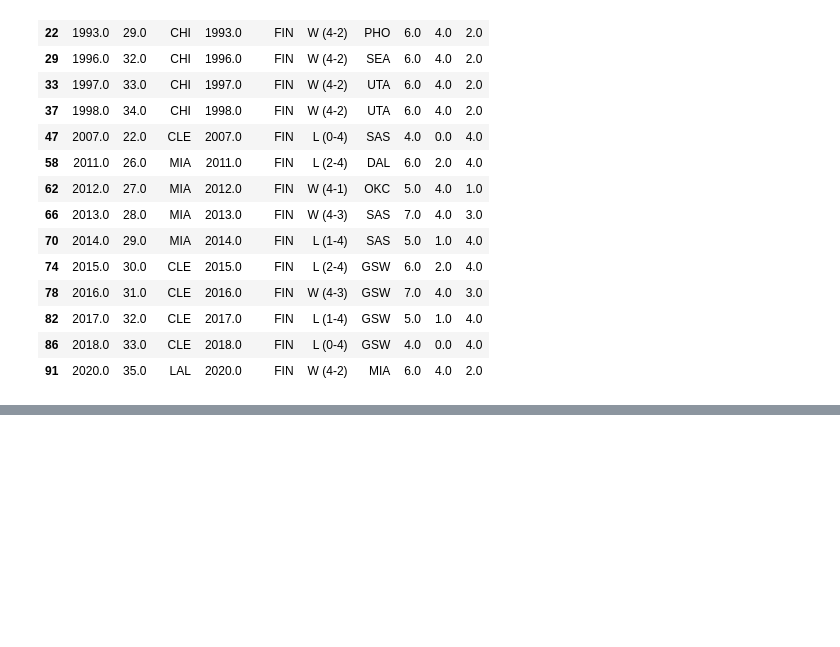
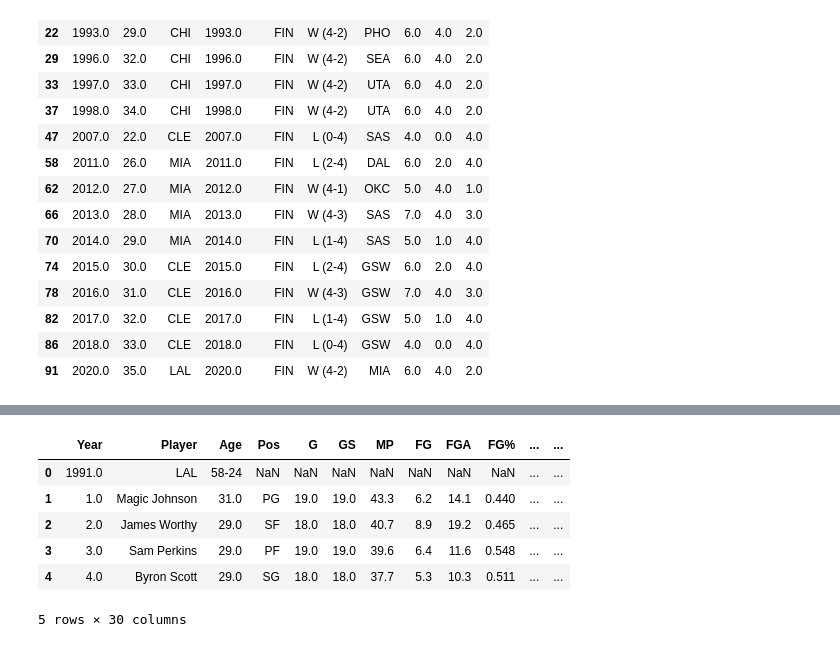
Before and after one commit to gohsoonhao/therealGOAT, a Jupyter notebook: 3b_playoff_team_success.ipynb, the cells around one changed output, grey strips where cells are left out. Saved outputs shown, nothing was run; the diff lists cells and outputs as text; code cells hidden in the pictures; blank space fills up the shorter version.

```diff
--- a/3b_playoff_team_success.ipynb
+++ b/3b_playoff_team_success.ipynb
@@ -134,0 +202,15 @@ Int64Index([91], dtype='int64')
+# %%
+# split into df for each player
+index1 = finals_opp_playoff_stats.index[finals_opp_playoff_stats['Year'] == 2007].tolist()
+finals_jordan_opp = finals_opp_playoff_stats[0:index1[0]]
+finals_lebron_opp = finals_opp_playoff_stats[index1[0]:]
+# %%
+finals_jordan_opp.head()
+# %% [output]
+|  | Year | Player | Age | Pos | G | GS | MP | FG | FGA | FG% | ... | ... |
+| 0 | 1991.0 | LAL | 58-24 | NaN | NaN | NaN | NaN | NaN | NaN | NaN | ... | ... |
+| 1 | 1.0 | Magic Johnson | 31.0 | PG | 19.0 | 19.0 | 43.3 | 6.2 | 14.1 | 0.440 | ... | ... |
+| 2 | 2.0 | James Worthy | 29.0 | SF | 18.0 | 18.0 | 40.7 | 8.9 | 19.2 | 0.465 | ... | ... |
+| 3 | 3.0 | Sam Perkins | 29.0 | PF | 19.0 | 19.0 | 39.6 | 6.4 | 11.6 | 0.548 | ... | ... |
+| 4 | 4.0 | Byron Scott | 29.0 | SG | 18.0 | 18.0 | 37.7 | 5.3 | 10.3 | 0.511 | ... | ... |
+5 rows × 30 columns
```
Also changed, not shown: parts of 5 cells of this notebook, 1 other file.
